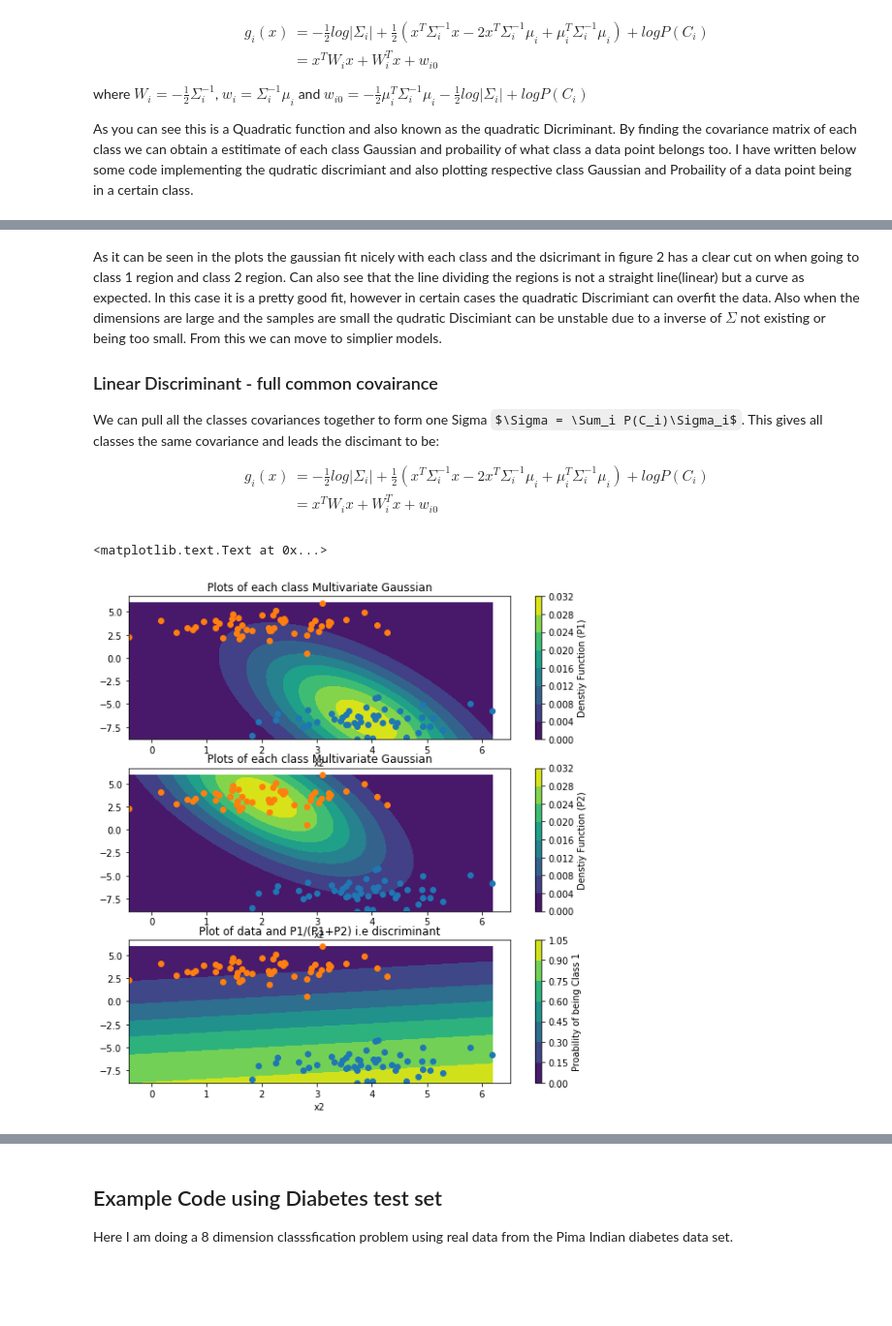
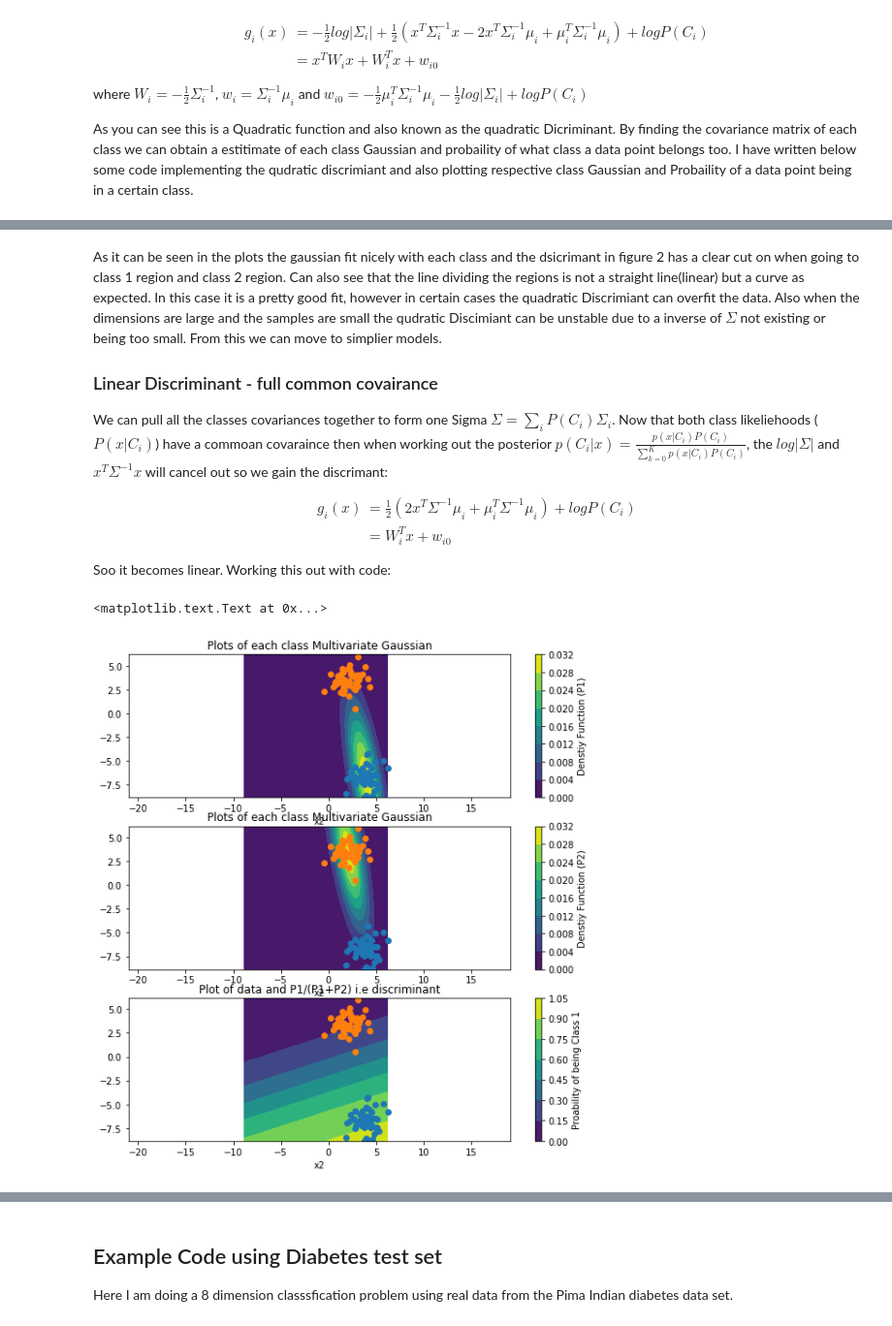
Before and after one commit to Aiden0/machine_learning, a Jupyter notebook: Machine Learning Notebook/3_Multivariate_Data.ipynb, the cells around one changed output, grey strips where cells are left out. Shown: that part at 97% size. Cells and saved outputs as stored; diff of their text form; code cells hidden in the pictures; some formulas as TeX source; blank space fills up the shorter version.

Commit message:
finished chapter 3 except for logistic stuff, will come back to it

```diff
--- a/Machine Learning Notebook/3_Multivariate_Data.ipynb
+++ b/Machine Learning Notebook/3_Multivariate_Data.ipynb
@@ -124,7 +127,10 @@ s1 = np.cov(X[Y==0],rowvar=False)
 s2 = np.cov(X[Y==1],rowvar=False)
 
 #Make up data for plotting
-x, y = np.mgrid[min(X[:,0]):max(X[:,0]):.01, min(X[:,1]):max(X[:,1]):.01]
+minp = min(min(X[:,0]),min(X[:,1]))
+maxp = max(max(X[:,0]),max(X[:,1]))
+# x, y = np.mgrid[min(X[:,0]):max(X[:,0]):.01, min(X[:,1]):max(X[:,1]):.01]
+x, y = np.mgrid[minp:maxp:.01, minp:maxp:.01]
 pos = np.empty(x.shape + (2,))
 pos[:, :, 0] = x; pos[:, :, 1] = y
 #get distburtion of data based on max liklehood variables
@@ -140,6 +146,7 @@ axes[0].plot(X[:,0][Y==0],X[:,1][Y==0],'o')
 axes[0].plot(X[:,0][Y==1],X[:,1][Y==1],'o')
 c1 = axes[0].contourf(x, y, P1+P2)
 axes[0].set_xlabel("x1")
+axes[0].axis('equal')
 axes[0].set_xlabel("x2")
 axes[0].set_title("Plots of each class Multivariate Gaussian")
 cb1 = fig.colorbar(c1, ax=axes[0])
@@ -149,6 +156,7 @@ cb1.ax.set_ylabel("Denstiy Function (P1 & P2)")
 axes[1].plot(X[:,0][Y==0],X[:,1][Y==0],'o')
 axes[1].plot(X[:,0][Y==1],X[:,1][Y==1],'o')
 c2 = axes[1].contourf(x, y, P1/(P1+P2))
+axes[1].axis('equal')
 axes[1].set_xlabel("x1")
 axes[1].set_xlabel("x2")
 axes[1].set_title("Plot of data and P1/(P1+P2) i.e discriminant")
@@ -167,14 +175,14 @@ As it can be seen in the plots the gaussian fit nicely with each class and the d
 
 ### Linear Discriminant - full common covairance
 
-We can pull all the classes covariances together to form one Sigma $\Sigma = \Sum_i P(C_i)\Sigma_i$. This gives all classes the same covariance and leads the discimant to be:
-
-
+We can pull all the classes covariances together to form one Sigma $\Sigma = \sum_i P(C_i)\Sigma_i$. Now that both class likeliehoods ($P(x|C_i)$) have a commoan covaraince then when working out the posterior $ p(C_i|x)= \frac{p(x|C_i)P(C_i)}{\sum^K_{k=0} p(x|C_i)P(C_i)}$, the $log|\Sigma|$ and $x^T\Sigma^{-1}x$ will cancel out so we gain the discrimant:
 
 \begin{align}
-g_i(x) &= -\frac{1}{2}log|\Sigma_i|+\frac{1}{2}(x^T\Sigma_i^{-1}x-2x^T\Sigma_i^{-1}\mu_i+\mu_i^T\Sigma_i^{-1}\mu_i)+logP(C_i)  \\
-    &= x^TW_ix+W_i^Tx+w_{i0}
+g_i(x) &= \frac{1}{2}(2x^T\Sigma^{-1}\mu_i+\mu_i^T\Sigma^{-1}\mu_i)+logP(C_i)  \\
+    &= W_i^Tx+w_{i0}
 \end{align}
+
+Soo it becomes linear. Working this out with code:
 # %%
 ####Linear discriminat training- full common covairance#####
 S=np.cov(X,rowvar=False)
@@ -189,32 +197,35 @@ fig.subplots_adjust(hspace=0.2)
 axes[0].plot(X[:,0][Y==0],X[:,1][Y==0],'o')
 axes[0].plot(X[:,0][Y==1],X[:,1][Y==1],'o')
 c1 = axes[0].contourf(x, y, P1,origin="lower")
+axes[0].axis('equal')
 axes[0].set_xlabel("x1")
 axes[0].set_xlabel("x2")
 axes[0].set_title("Plots of each class Multivariate Gaussian")
 cb1 = fig.colorbar(c1, ax=axes[0])
 cb1.ax.set_ylabel("Denstiy Function (P1)")
 
 
 axes[1].plot(X[:,0][Y==0],X[:,1][Y==0],'o')
 axes[1].plot(X[:,0][Y==1],X[:,1][Y==1],'o')
 c1 = axes[1].contourf(x, y, P2,origin="lower")
+axes[1].axis('equal')
 axes[1].set_xlabel("x1")
 axes[1].set_xlabel("x2")
 axes[1].set_title("Plots of each class Multivariate Gaussian")
 cb1 = fig.colorbar(c1, ax=axes[1])
 cb1.ax.set_ylabel("Denstiy Function (P2)")
 
 
 #plotting the discrement of the classes
 axes[2].plot(X[:,0][Y==0],X[:,1][Y==0],'o')
 axes[2].plot(X[:,0][Y==1],X[:,1][Y==1],'o')
 c2 = axes[2].contourf(x, y, P1/(P1+P2))
+axes[2].axis('equal')
 axes[2].set_xlabel("x1")
 axes[2].set_xlabel("x2")
 axes[2].set_title("Plot of data and P1/(P1+P2) i.e discriminant")
 cb2 = fig.colorbar(c2, ax=axes[2])
 cb2.ax.set_ylabel("Proability of being Class 1")
 # %% [output]
 <matplotlib.text.Text at 0x...>
-[figure, old version]
+[figure, new version]
```
Also changed, not shown: parts of 14 cells of this notebook.
